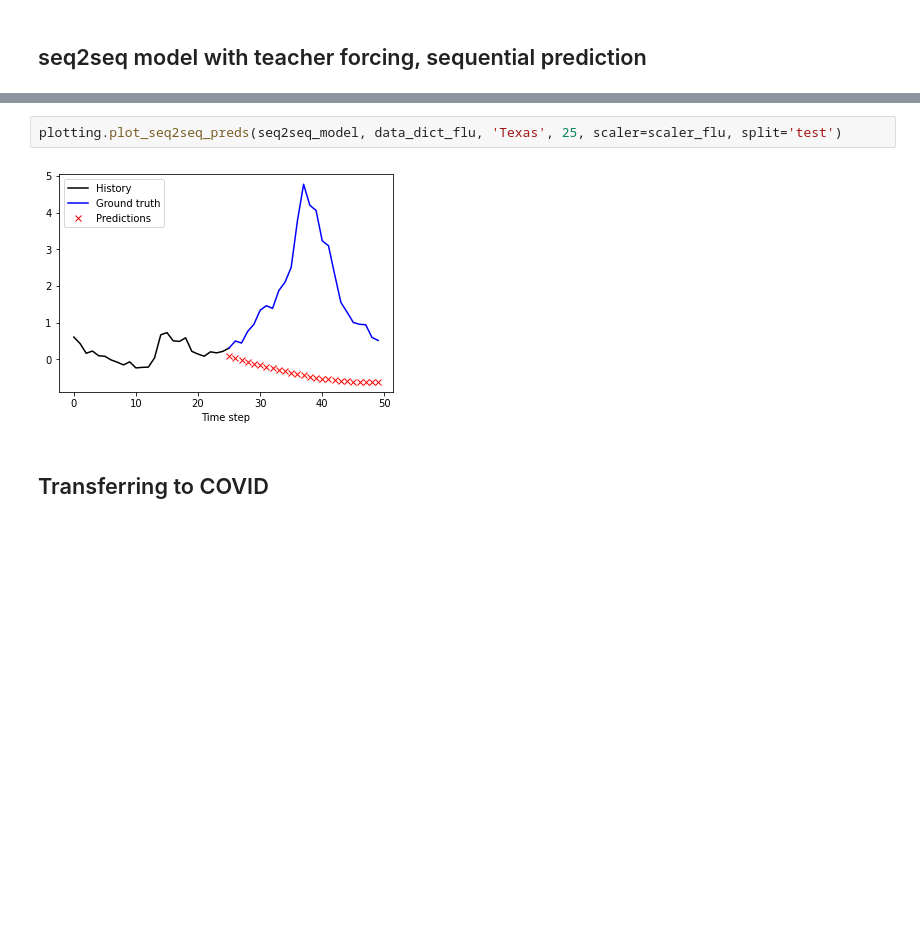
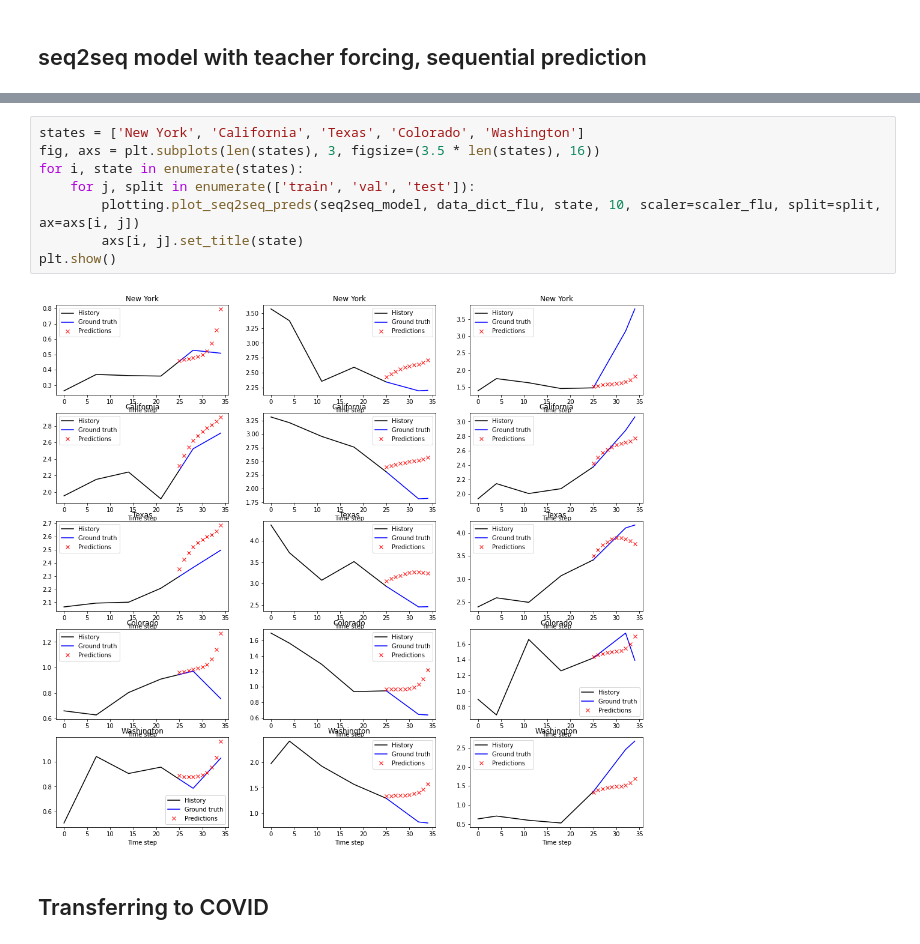
Before and after one commit to benlevyx/modelling-infectious-disease, a Jupyter notebook: notebooks/2_covid_transfer_learning.ipynb, the cells around one changed output, grey strips where cells are left out. Cells and saved outputs as stored; diff of their text form; blank space fills up the shorter version.

```diff
--- a/notebooks/2_covid_transfer_learning.ipynb
+++ b/notebooks/2_covid_transfer_learning.ipynb
@@ -506,7 +557,13 @@ plotting.plot_history(history_seq2seq)
-# %%
-plotting.plot_seq2seq_preds(seq2seq_model, data_dict_flu, 'Texas', 25, scaler=scaler_flu, split='test')
-# %% [output]
-[figure, removed]
+# %%
+states = ['New York', 'California', 'Texas', 'Colorado', 'Washington']
+fig, axs = plt.subplots(len(states), 3, figsize=(3.5 * len(states), 16))
+for i, state in enumerate(states):
+    for j, split in enumerate(['train', 'val', 'test']):
+        plotting.plot_seq2seq_preds(seq2seq_model, data_dict_flu, state, 10, scaler=scaler_flu, split=split, ax=axs[i, j])
+        axs[i, j].set_title(state)
+plt.show()
+# %% [output]
+[figure, added]
 # %% [markdown]
 ## Transferring to COVID
 # %%
```
Also changed, not shown: parts of 17 cells of this notebook, 2 other files.
